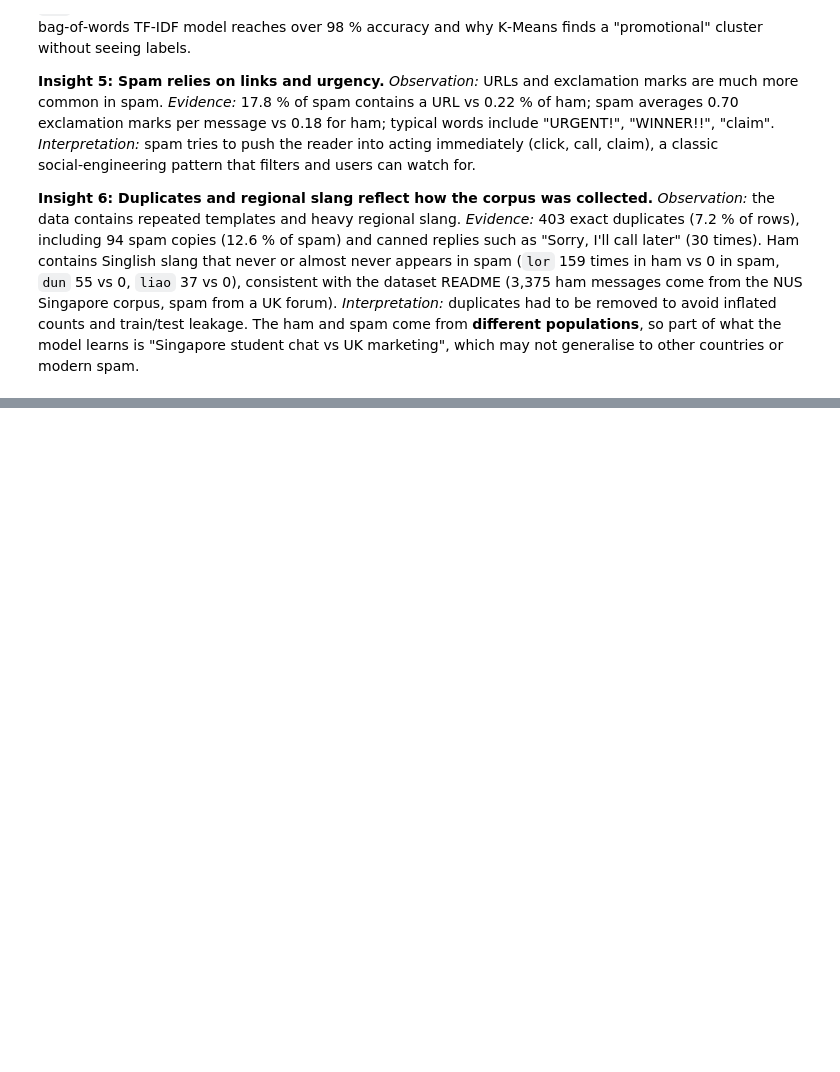
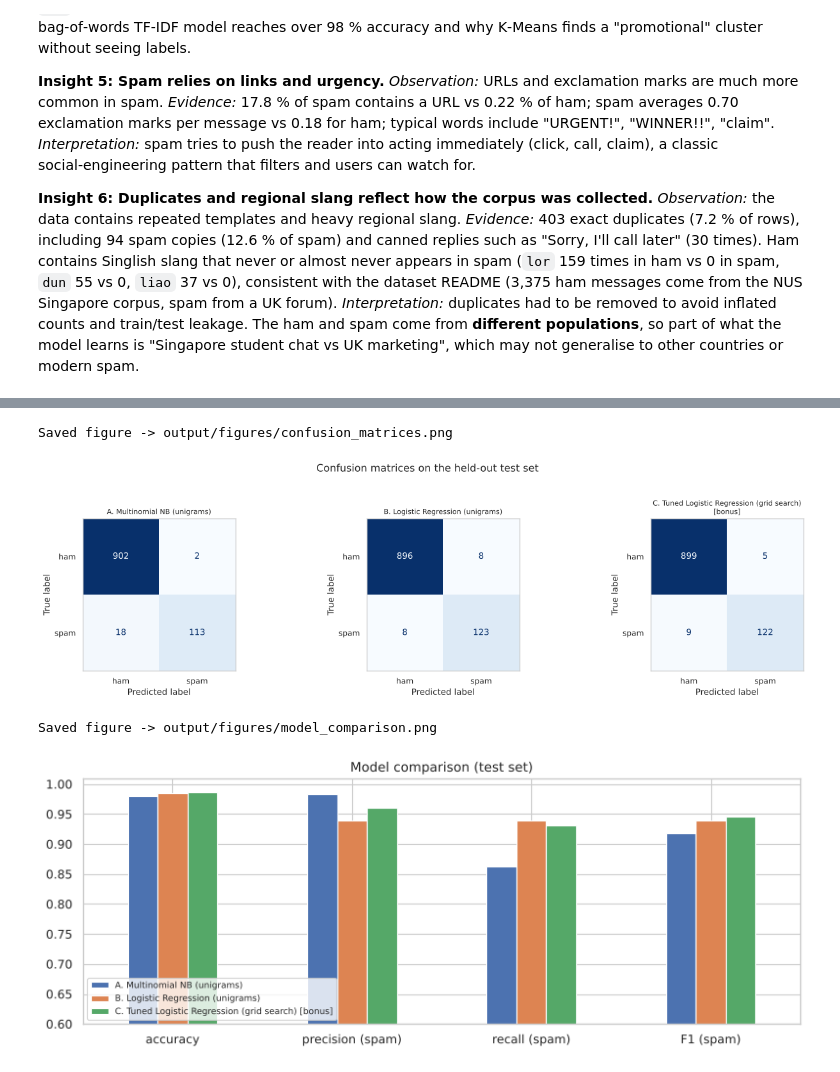
Before and after one commit to mahmoudd-adell/bd-a1, a Jupyter notebook: notebook/analysis.ipynb, the cells around one changed output, grey strips where cells are left out. Cells and saved outputs as stored; diff of their text form; code cells hidden in the pictures; blank space fills up the shorter version.

Commit message:
Notebook: TF-IDF classification with Naive Bayes, Logistic Regression and tuned model (6.1)

```diff
--- a/notebook/analysis.ipynb
+++ b/notebook/analysis.ipynb
@@ -698,0 +706,6 @@ Each insight follows **Observation → Evidence → Interpretation**. Numbers co
+# %%
+X = df["cleaned_text"]
+y = df["label_num"]
+X_train, X_test, y_train, y_test = train_test_split(X, y, test_size=0.20, stratify=y, random_state=RANDOM_STATE)
+print("Train:", X_train.shape[0], "| Test:", X_test.shape[0])
+display(pd.DataFrame({"train % spam": [100 * y_train.mean()], "test % spam": [100 * y_test.mean()]}).round(2))
@@ -698,0 +782,18 @@ Each insight follows **Observation → Evidence → Interpretation**. Numbers co
+# %%
+fig, axes = plt.subplots(1, 3, figsize=(17, 4.6))
+for ax, (name, cm) in zip(axes, cms.items()):
+    ConfusionMatrixDisplay(cm, display_labels=["ham", "spam"]).plot(ax=ax, cmap="Blues", colorbar=False, values_format="d")
+    ax.grid(False)
+    ax.set_title(name.replace(" [bonus]", "\n[bonus]"), fontsize=10)
+plt.suptitle("Confusion matrices on the held-out test set", y=1.03)
+plt.tight_layout(); save_fig(fig, "confusion_matrices.png"); plt.show()
+
+fig, ax = plt.subplots(figsize=(10, 4))
+results_df[["accuracy", "precision (spam)", "recall (spam)", "F1 (spam)"]].T.plot(kind="bar", ax=ax, rot=0)
+ax.set_ylim(0.6, 1.01); ax.set_title("Model comparison (test set)"); ax.legend(fontsize=8, loc="lower left")
+plt.tight_layout(); save_fig(fig, "model_comparison.png"); plt.show()
+# %% [output]
+Saved figure -> output/figures/confusion_matrices.png
+[figure, added]
+Saved figure -> output/figures/model_comparison.png
+[figure, added]
```
Also changed, not shown: parts of 6 cells of this notebook, 3 other files.
